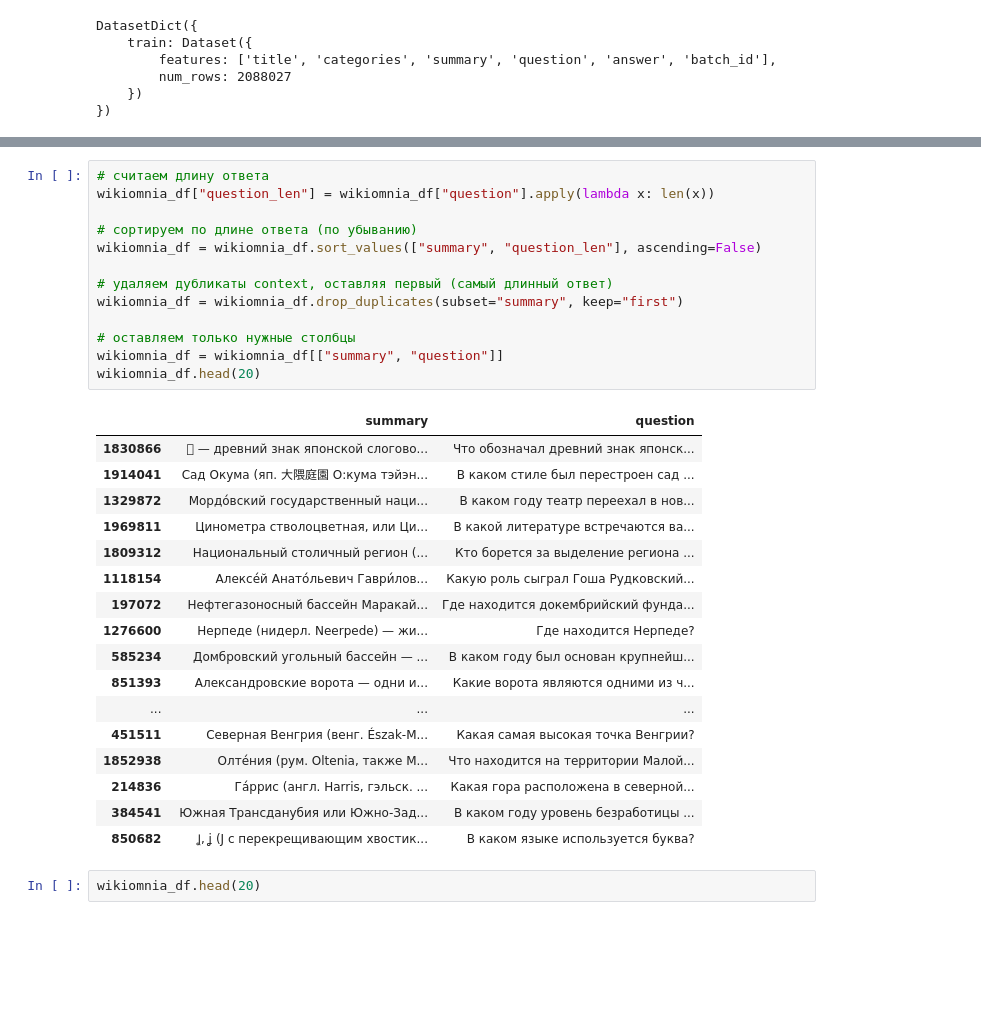
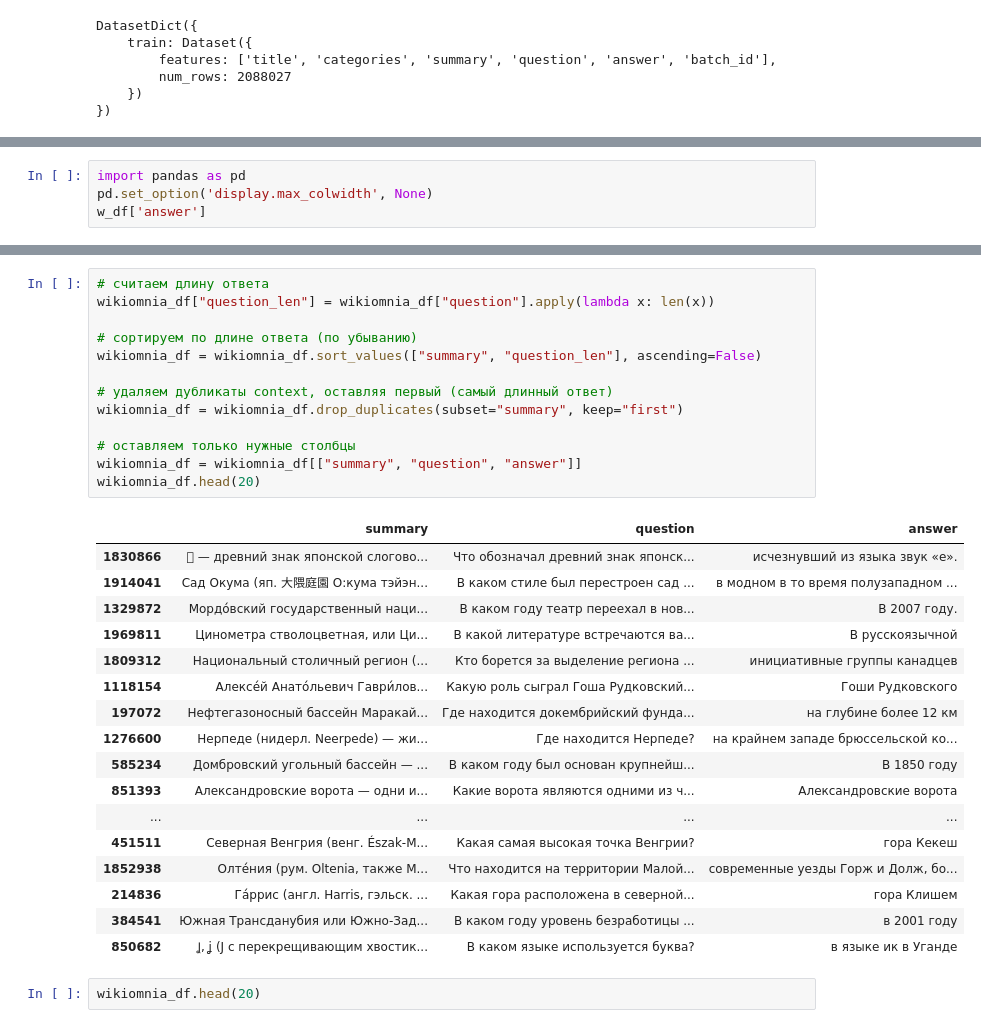
Before and after one commit to AkulichS/QA-NanoGPT, a Jupyter notebook: data/dataset_prepare.ipynb, the cells around one changed output, grey strips where cells are left out. Cells and saved outputs as stored; diff of their text form; blank space fills up the shorter version.

```diff
--- a/data/dataset_prepare.ipynb
+++ b/data/dataset_prepare.ipynb
@@ -695,0 +715,4 @@ wikiomnia_df = wikiomnia_ds["train"].to_pandas()
+# %%
+import pandas as pd
+pd.set_option('display.max_colwidth', None)
+w_df['answer']
@@ -696,34 +732,34 @@ wikiomnia_df = wikiomnia_ds["train"].to_pandas()
 # %%
 # считаем длину ответа
 wikiomnia_df["question_len"] = wikiomnia_df["question"].apply(lambda x: len(x))
 
 # сортируем по длине ответа (по убыванию)
 wikiomnia_df = wikiomnia_df.sort_values(["summary", "question_len"], ascending=False)
 
 # удаляем дубликаты context, оставляя первый (самый длинный ответ)
 wikiomnia_df = wikiomnia_df.drop_duplicates(subset="summary", keep="first")
 
 # оставляем только нужные столбцы
-wikiomnia_df = wikiomnia_df[["summary", "question"]]
+wikiomnia_df = wikiomnia_df[["summary", "question", "answer"]]
 wikiomnia_df.head(20)
 # %% [output]
-|  | summary | question |
-| 1830866 | 𛀁 — древний знак японской слогово... | Что обозначал древний знак японск... |
-| 1914041 | ﻿Сад Окума (яп. 大隈庭園 О:кума тэйэн... | В каком стиле был перестроен сад ... |
-| 1329872 | ﻿Мордо́вский государственный наци... | В каком году театр переехал в нов... |
-| 1969811 | ﻿ Цинометра стволоцветная, или Ци... | В какой литературе встречаются ва... |
-| 1809312 | ﻿ Национальный столичный регион (... | Кто борется за выделение региона ... |
-| 1118154 | ﻿ Алексе́й Анато́льевич Гаври́лов... | Какую роль сыграл Гоша Рудковский... |
-| 197072 | ﻿ Нефтегазоносный бассейн Маракай... | Где находится докембрийский фунда... |
-| 1276600 | ﻿ Нерпеде (нидерл. Neerpede) — жи... | Где находится Нерпеде? |
-| 585234 | ﻿ Домбровский угольный бассейн — ... | В каком году был основан крупнейш... |
-| 851393 | ﻿ Александровские ворота — одни и... | Какие ворота являются одними из ч... |
-| ... | ... | ... |
-| 451511 | ﻿ Северная Венгрия (венг. Észak-M... | Какая самая высокая точка Венгрии? |
-| 1852938 | ﻿ Олте́ния (рум. Oltenia, также М... | Что находится на территории Малой... |
-| 214836 | ﻿ Га́ррис (англ. Harris, гэльск. ... | Какая гора расположена в северной... |
-| 384541 | ﻿ Южная Трансданубия или Южно-Зад... | В каком году уровень безработицы ... |
-| 850682 | Ʝ, ʝ (J с перекрещивающим хвостик... | В каком языке используется буква? |
+|  | summary | question | answer |
+| 1830866 | 𛀁 — древний знак японской слогово... | Что обозначал древний знак японск... | исчезнувший из языка звук «е». |
+| 1914041 | ﻿Сад Окума (яп. 大隈庭園 О:кума тэйэн... | В каком стиле был перестроен сад ... | в модном в то время полузападном ... |
+| 1329872 | ﻿Мордо́вский государственный наци... | В каком году театр переехал в нов... | В 2007 году. |
+| 1969811 | ﻿ Цинометра стволоцветная, или Ци... | В какой литературе встречаются ва... | В русскоязычной |
+| 1809312 | ﻿ Национальный столичный регион (... | Кто борется за выделение региона ... | инициативные группы канадцев |
+| 1118154 | ﻿ Алексе́й Анато́льевич Гаври́лов... | Какую роль сыграл Гоша Рудковский... | Гоши Рудковского |
+| 197072 | ﻿ Нефтегазоносный бассейн Маракай... | Где находится докембрийский фунда... | на глубине более 12 км |
+| 1276600 | ﻿ Нерпеде (нидерл. Neerpede) — жи... | Где находится Нерпеде? | на крайнем западе брюссельской ко... |
+| 585234 | ﻿ Домбровский угольный бассейн — ... | В каком году был основан крупнейш... | В 1850 году |
+| 851393 | ﻿ Александровские ворота — одни и... | Какие ворота являются одними из ч... | Александровские ворота |
+| ... | ... | ... | ... |
+| 451511 | ﻿ Северная Венгрия (венг. Észak-M... | Какая самая высокая точка Венгрии? | гора Кекеш |
+| 1852938 | ﻿ Олте́ния (рум. Oltenia, также М... | Что находится на территории Малой... | современные уезды Горж и Долж, бо... |
+| 214836 | ﻿ Га́ррис (англ. Harris, гэльск. ... | Какая гора расположена в северной... | гора Клишем |
+| 384541 | ﻿ Южная Трансданубия или Южно-Зад... | В каком году уровень безработицы ... | в 2001 году |
+| 850682 | Ʝ, ʝ (J с перекрещивающим хвостик... | В каком языке используется буква? | в языке ик в Уганде |
 # %%
 wikiomnia_df.head(20)
 # %% [output]
```
Also changed, not shown: parts of 2 cells of this notebook, 7 other files.
